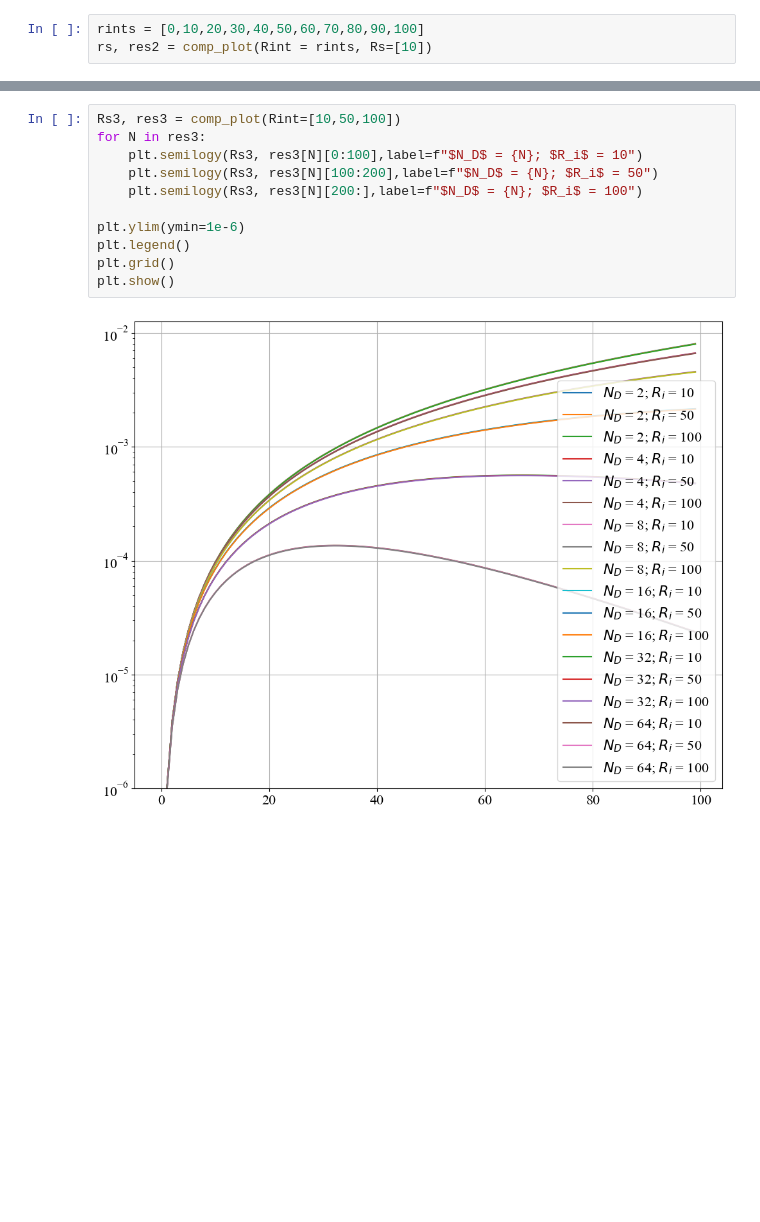
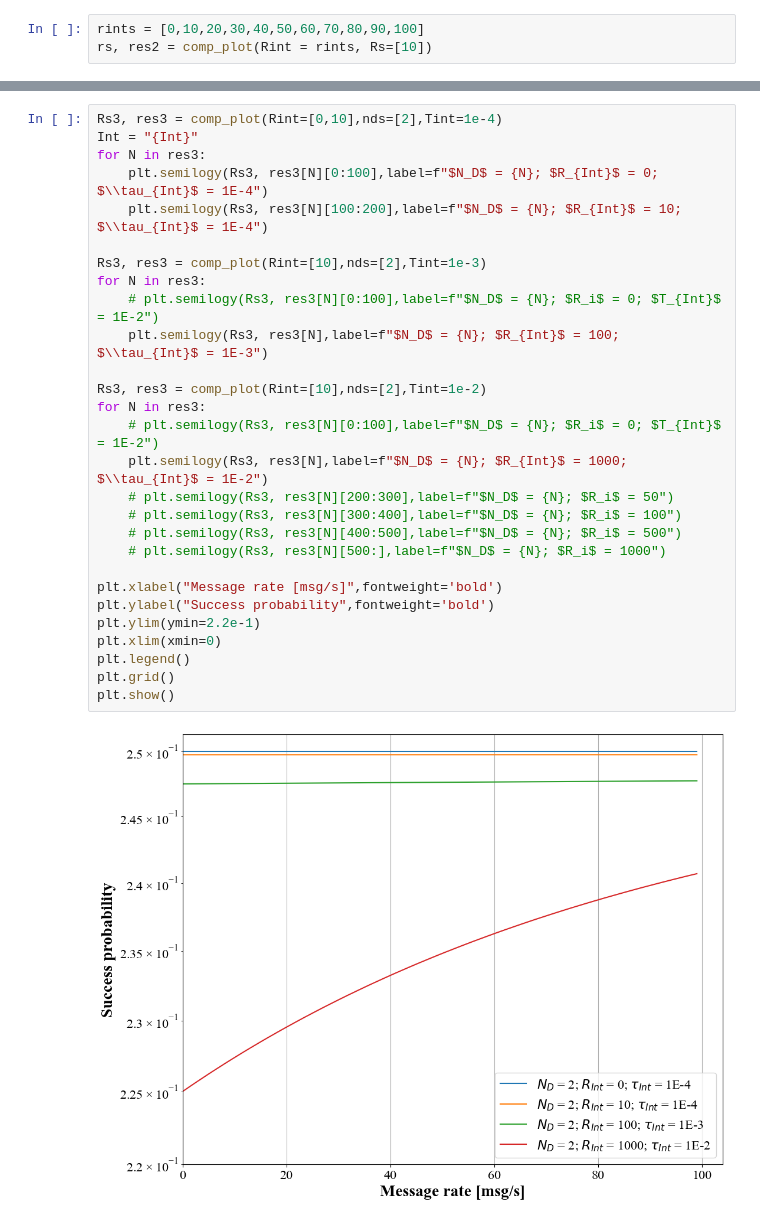
Before and after one commit to ingframin/vocabs2, a Jupyter notebook: results/interference/probs.ipynb, the cells around one changed output, grey strips where cells are left out. Saved outputs shown, nothing was run; the diff lists cells and outputs as text; blank space fills up the shorter version.

```diff
--- a/results/interference/probs.ipynb
+++ b/results/interference/probs.ipynb
@@ -64,13 +65,30 @@ plt.show()
-# %%
-Rs3, res3 = comp_plot(Rint=[10,50,100])
-for N in res3:
-    plt.semilogy(Rs3, res3[N][0:100],label=f"$N_D$ = {N}; $R_i$ = 10")
-    plt.semilogy(Rs3, res3[N][100:200],label=f"$N_D$ = {N}; $R_i$ = 50")
-    plt.semilogy(Rs3, res3[N][200:],label=f"$N_D$ = {N}; $R_i$ = 100")
-
-plt.ylim(ymin=1e-6)
-plt.legend()
-plt.grid()
-plt.show()
-# %% [output]
-[figure, removed]
+# %%
+Rs3, res3 = comp_plot(Rint=[0,10],nds=[2],Tint=1e-4)
+Int = "{Int}"
+for N in res3:
+    plt.semilogy(Rs3, res3[N][0:100],label=f"$N_D$ = {N}; $R_{Int}$ = 0; $\\tau_{Int}$ = 1E-4")
+    plt.semilogy(Rs3, res3[N][100:200],label=f"$N_D$ = {N}; $R_{Int}$ = 10; $\\tau_{Int}$ = 1E-4")
+
+Rs3, res3 = comp_plot(Rint=[10],nds=[2],Tint=1e-3)
+for N in res3:
+    # plt.semilogy(Rs3, res3[N][0:100],label=f"$N_D$ = {N}; $R_i$ = 0; $T_{Int}$ = 1E-2")
+    plt.semilogy(Rs3, res3[N],label=f"$N_D$ = {N}; $R_{Int}$ = 100; $\\tau_{Int}$ = 1E-3")
+
+Rs3, res3 = comp_plot(Rint=[10],nds=[2],Tint=1e-2)
+for N in res3:
+    # plt.semilogy(Rs3, res3[N][0:100],label=f"$N_D$ = {N}; $R_i$ = 0; $T_{Int}$ = 1E-2")
+    plt.semilogy(Rs3, res3[N],label=f"$N_D$ = {N}; $R_{Int}$ = 1000; $\\tau_{Int}$ = 1E-2")
+    # plt.semilogy(Rs3, res3[N][200:300],label=f"$N_D$ = {N}; $R_i$ = 50")
+    # plt.semilogy(Rs3, res3[N][300:400],label=f"$N_D$ = {N}; $R_i$ = 100")
+    # plt.semilogy(Rs3, res3[N][400:500],label=f"$N_D$ = {N}; $R_i$ = 500")
+    # plt.semilogy(Rs3, res3[N][500:],label=f"$N_D$ = {N}; $R_i$ = 1000")
+
+plt.xlabel("Message rate [msg/s]",fontweight='bold')
+plt.ylabel("Success probability",fontweight='bold')
+plt.ylim(ymin=2.2e-1)
+plt.xlim(xmin=0)
+plt.legend()
+plt.grid()
+plt.show()
+# %% [output]
+[figure, added]
```
Also changed, not shown: parts of 3 cells of this notebook, 2 other files.
